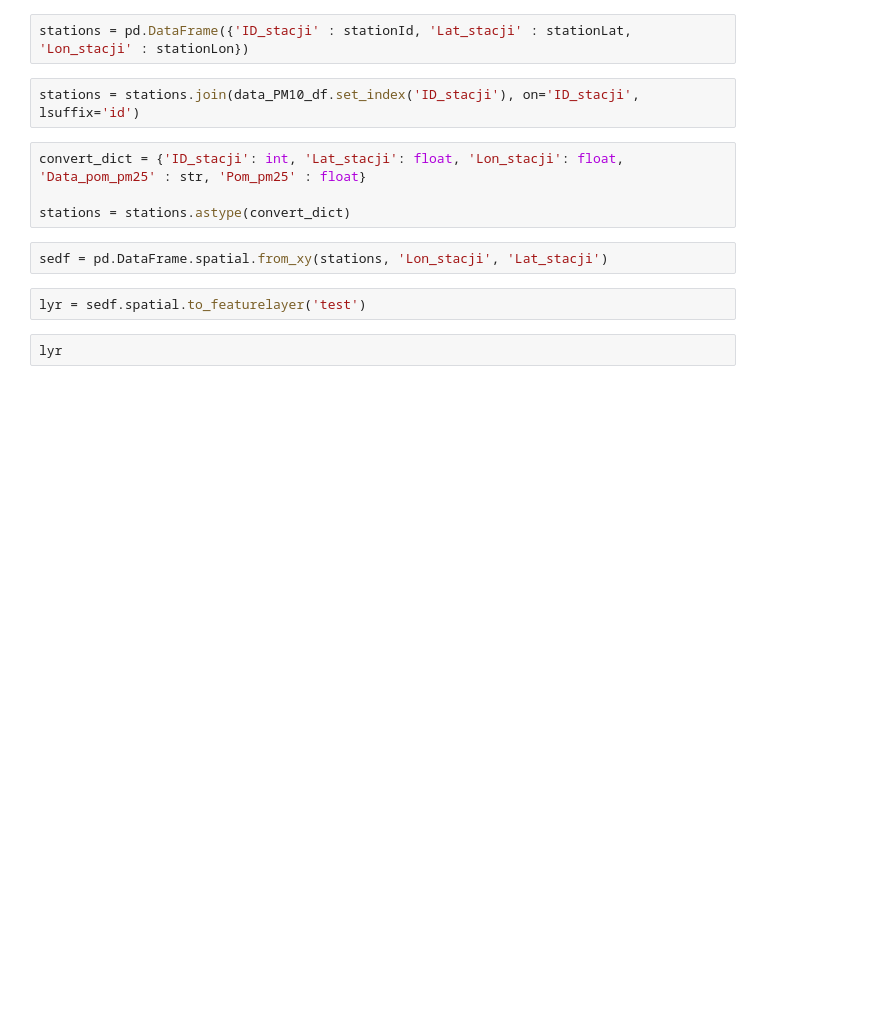
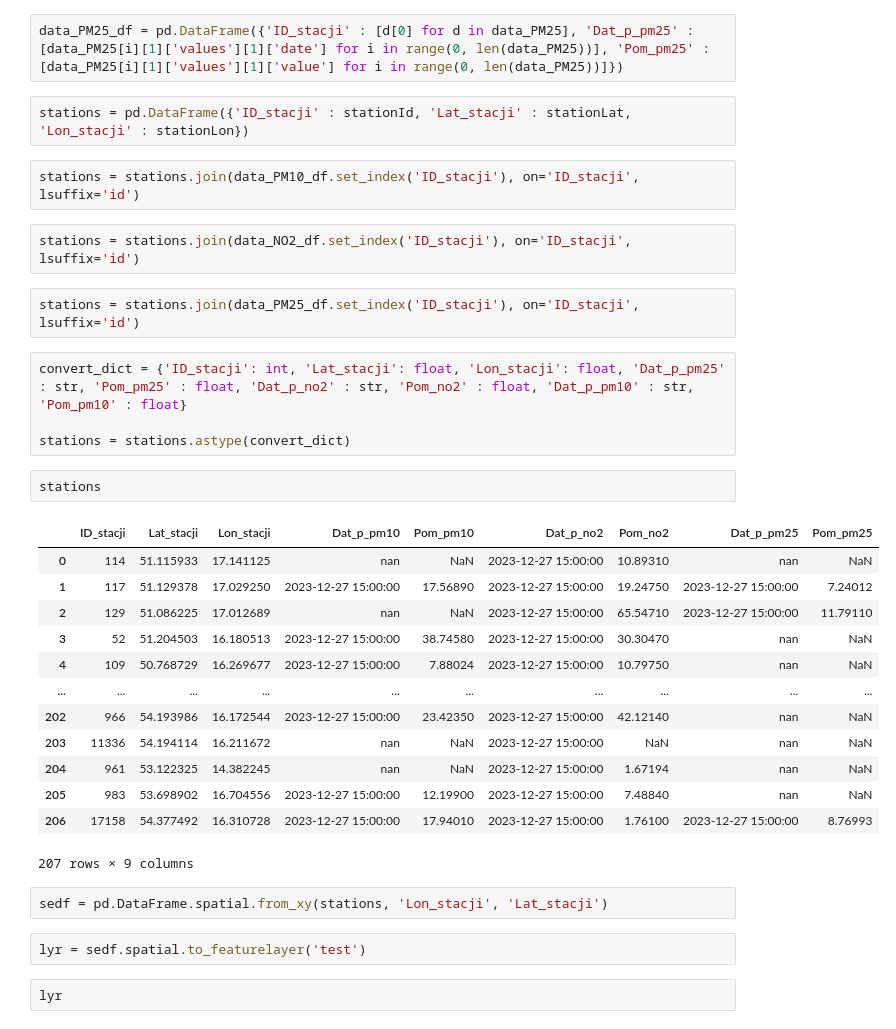
Before and after one commit to franekb1111/dashboard_arcgis_online, a Jupyter notebook: cf213a38df524bac9660bcf3db27df87.ipynb, the cells around one changed output. Cells and saved outputs as stored; diff of their text form; blank space fills up the shorter version.

```diff
--- a/cf213a38df524bac9660bcf3db27df87.ipynb
+++ b/cf213a38df524bac9660bcf3db27df87.ipynb
@@ -126,11 +135,33 @@ data_PM10_df = pd.DataFrame({'ID_stacji' : [d[0] for d in data_PM10], 'Data_pom_
+# %%
+data_PM25_df = pd.DataFrame({'ID_stacji' : [d[0] for d in data_PM25], 'Dat_p_pm25' : [data_PM25[i][1]['values'][1]['date'] for i in range(0, len(data_PM25))], 'Pom_pm25' : [data_PM25[i][1]['values'][1]['value'] for i in range(0, len(data_PM25))]})
 # %%
 stations = pd.DataFrame({'ID_stacji' : stationId, 'Lat_stacji' : stationLat, 'Lon_stacji' : stationLon})
 # %%
 stations = stations.join(data_PM10_df.set_index('ID_stacji'), on='ID_stacji', lsuffix='id')
+# %%
+stations = stations.join(data_NO2_df.set_index('ID_stacji'), on='ID_stacji', lsuffix='id')
+# %%
+stations = stations.join(data_PM25_df.set_index('ID_stacji'), on='ID_stacji', lsuffix='id')
 # %%
-convert_dict = {'ID_stacji': int, 'Lat_stacji': float, 'Lon_stacji': float, 'Data_pom_pm25' : str, 'Pom_pm25' : float}
+convert_dict = {'ID_stacji': int, 'Lat_stacji': float, 'Lon_stacji': float, 'Dat_p_pm25' : str, 'Pom_pm25' : float, 'Dat_p_no2' : str, 'Pom_no2' : float, 'Dat_p_pm10' : str, 'Pom_pm10' : float}
 
 stations = stations.astype(convert_dict)
+# %%
+stations
+# %% [output]
+|  | ID_stacji | Lat_stacji | Lon_stacji | Dat_p_pm10 | Pom_pm10 | Dat_p_no2 | Pom_no2 | Dat_p_pm25 | Pom_pm25 |
+| 0 | 114 | 51.115933 | 17.141125 | nan | NaN | 2023-12-27 15:00:00 | 10.89310 | nan | NaN |
+| 1 | 117 | 51.129378 | 17.029250 | 2023-12-27 15:00:00 | 17.56890 | 2023-12-27 15:00:00 | 19.24750 | 2023-12-27 15:00:00 | 7.24012 |
+| 2 | 129 | 51.086225 | 17.012689 | nan | NaN | 2023-12-27 15:00:00 | 65.54710 | 2023-12-27 15:00:00 | 11.79110 |
+| 3 | 52 | 51.204503 | 16.180513 | 2023-12-27 15:00:00 | 38.74580 | 2023-12-27 15:00:00 | 30.30470 | nan | NaN |
+| 4 | 109 | 50.768729 | 16.269677 | 2023-12-27 15:00:00 | 7.88024 | 2023-12-27 15:00:00 | 10.79750 | nan | NaN |
+| ... | ... | ... | ... | ... | ... | ... | ... | ... | ... |
+| 202 | 966 | 54.193986 | 16.172544 | 2023-12-27 15:00:00 | 23.42350 | 2023-12-27 15:00:00 | 42.12140 | nan | NaN |
+| 203 | 11336 | 54.194114 | 16.211672 | nan | NaN | 2023-12-27 15:00:00 | NaN | nan | NaN |
+| 204 | 961 | 53.122325 | 14.382245 | nan | NaN | 2023-12-27 15:00:00 | 1.67194 | nan | NaN |
+| 205 | 983 | 53.698902 | 16.704556 | 2023-12-27 15:00:00 | 12.19900 | 2023-12-27 15:00:00 | 7.48840 | nan | NaN |
+| 206 | 17158 | 54.377492 | 16.310728 | 2023-12-27 15:00:00 | 17.94010 | 2023-12-27 15:00:00 | 1.76100 | 2023-12-27 15:00:00 | 8.76993 |
+207 rows × 9 columns
 # %%
 sedf = pd.DataFrame.spatial.from_xy(stations, 'Lon_stacji', 'Lat_stacji')
 # %%
```
Also changed, not shown: parts of 8 cells of this notebook.
